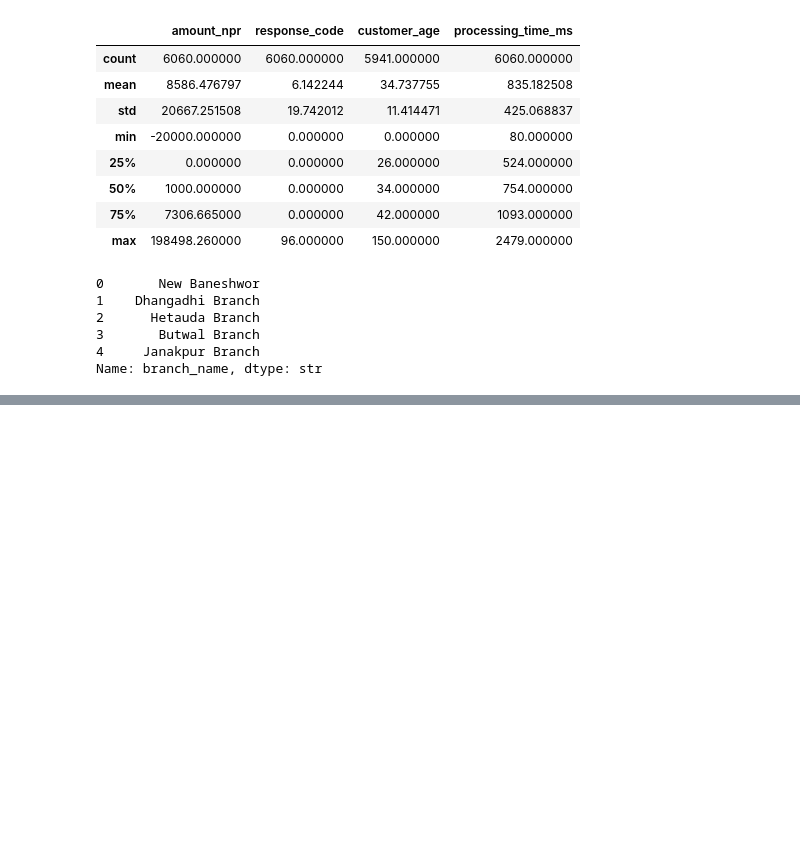
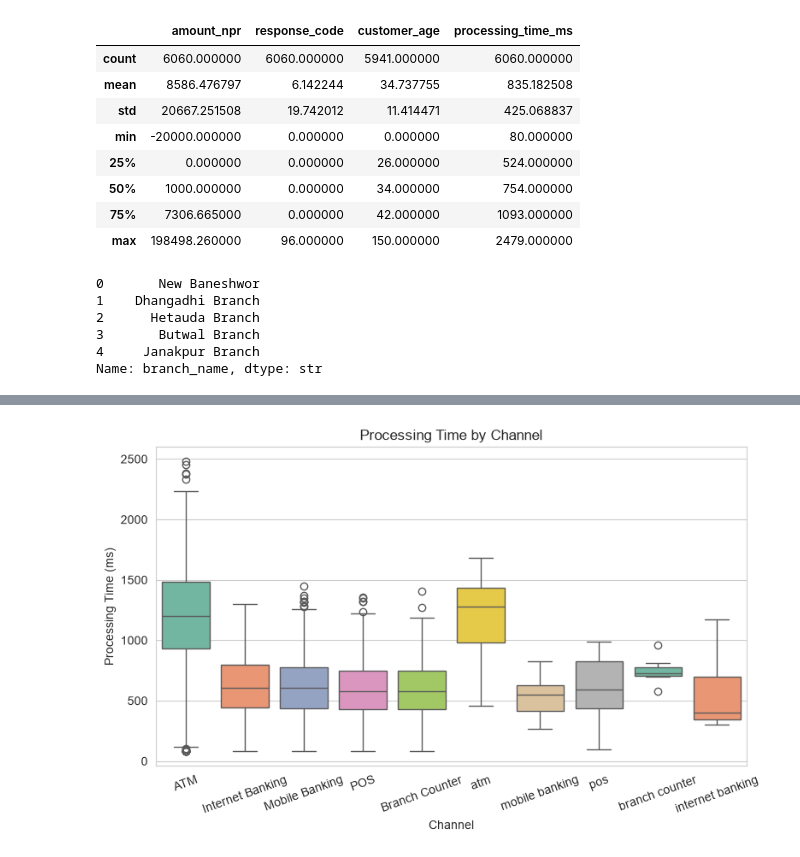
Before and after one commit to udita04/PRG200, a Jupyter notebook: wk5 vcs/wk5.ipynb, the cells around one changed output, grey strips where cells are left out. Cells and saved outputs as stored; diff of their text form; code cells hidden in the pictures; blank space fills up the shorter version.

```diff
--- a/wk5 vcs/wk5.ipynb
+++ b/wk5 vcs/wk5.ipynb
@@ -117,0 +258,22 @@ Name: branch_name, dtype: str
+# %%
+import matplotlib.pyplot as plt
+import seaborn as sns
+
+plt.figure(figsize=(8, 5))
+sns.boxplot(
+    data=df,
+    x="channel",
+    y="processing_time_ms",
+    hue="channel",
+    palette="Set2",
+    legend=False
+)
+
+plt.title("Processing Time by Channel")
+plt.xlabel("Channel")
+plt.ylabel("Processing Time (ms)")
+plt.xticks(rotation=20)
+plt.tight_layout()
+plt.show()
+# %% [output]
+[figure, added]
```
Also changed, not shown: parts of 15 cells of this notebook, 2 other files.
